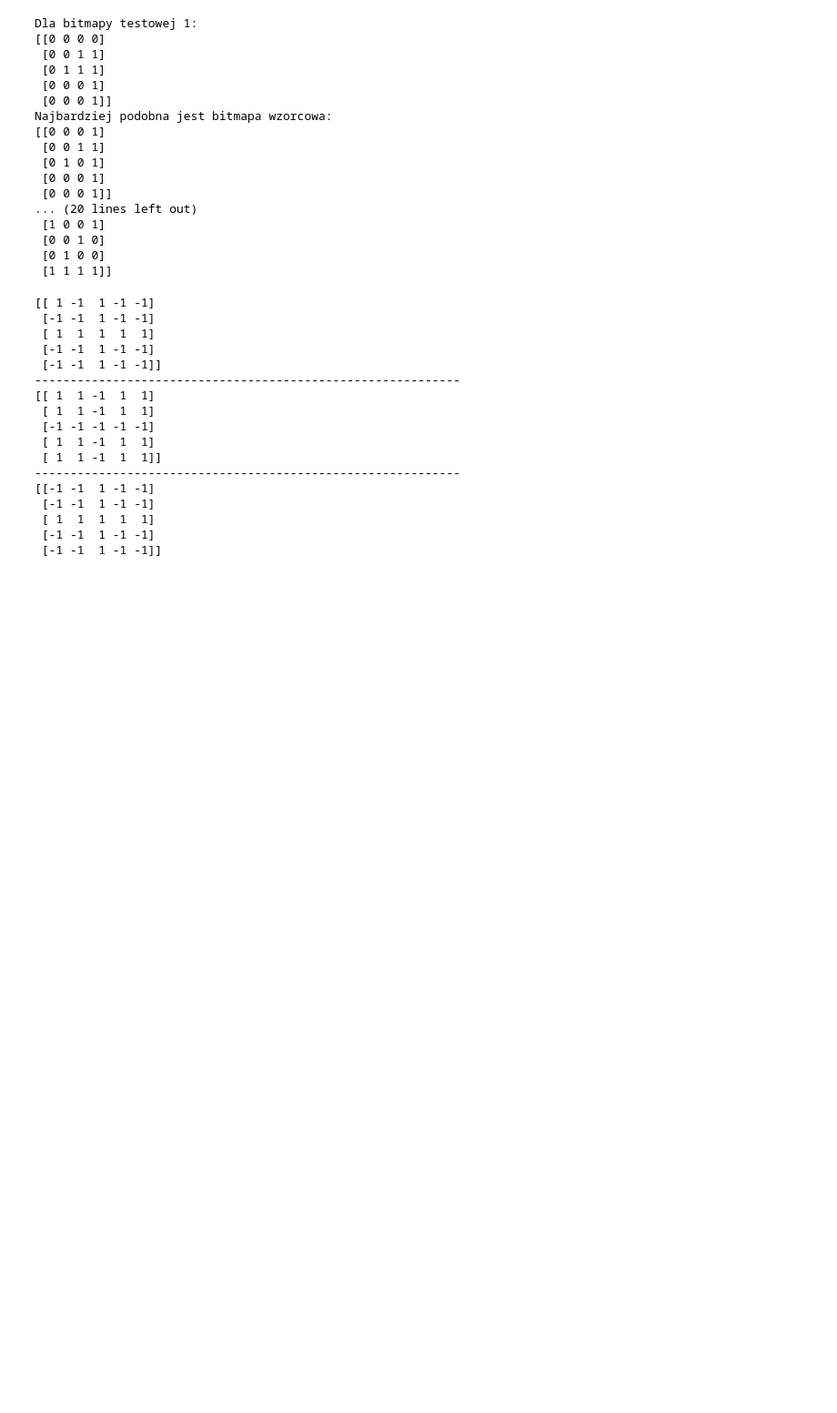
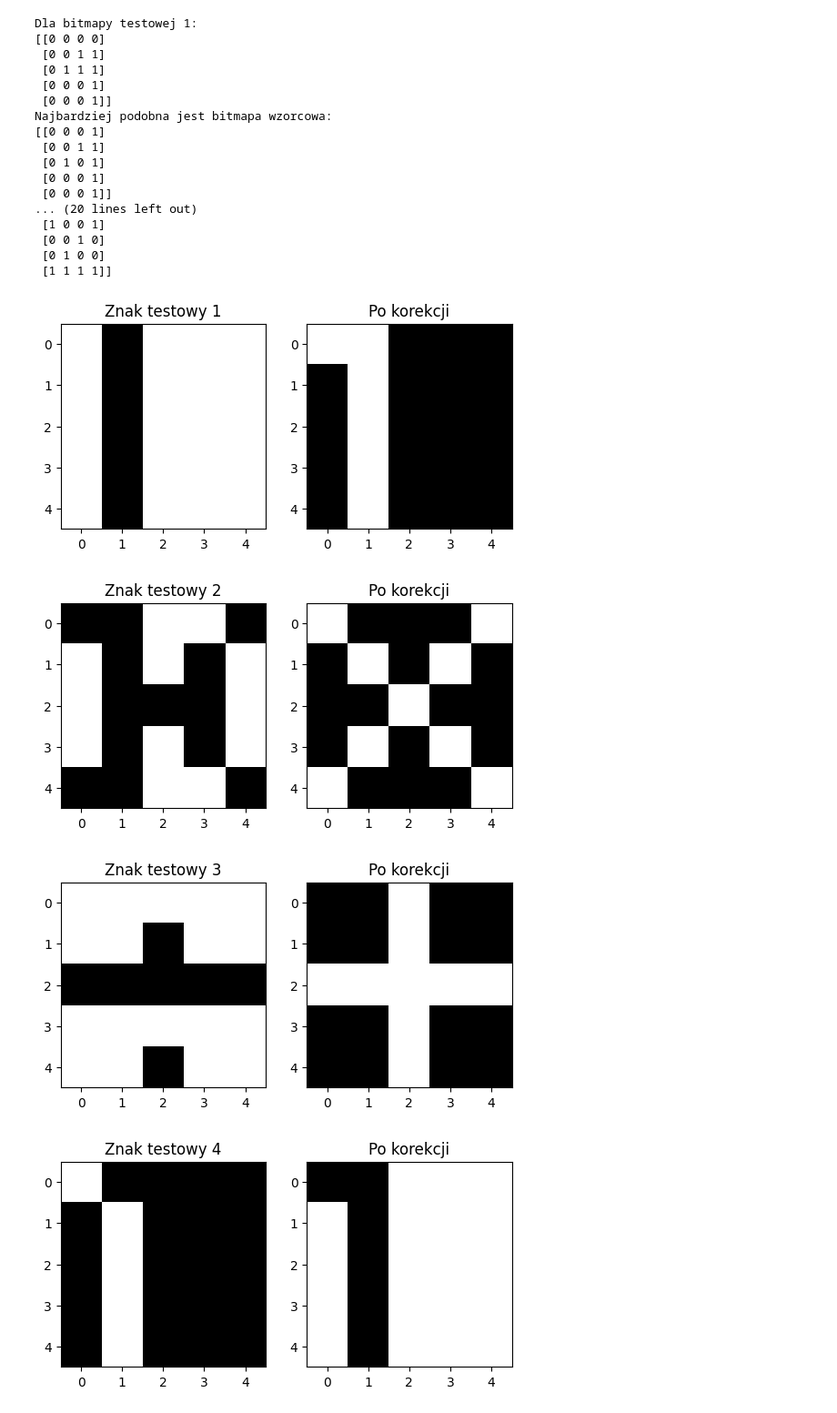
Before and after one commit to marcion7/SSI, a Jupyter notebook: zadania_obow.ipynb, the cells around one changed output. Shown at 91% size. Saved outputs shown, nothing was run; the diff lists cells and outputs as text; code cells hidden in the pictures; blank space fills up the shorter version.

```diff
--- a/zadania_obow.ipynb
+++ b/zadania_obow.ipynb
@@ -309,6 +309,7 @@ Najbardziej podobna jest bitmapa wzorcowa:
  [1 1 1 1]]
 # %%
 import numpy as np
+import matplotlib.pyplot as plt
 
 baza_wzor = [
     np.array([[1, 1, -1, -1, -1], [-1, 1, -1, -1, -1], [-1, 1, -1, -1, -1], [-1, 1, -1, -1, -1], [-1, 1, -1, -1, -1]]),
@@ -325,58 +326,52 @@ baza_test = [
 
 
 class Siec_hopfielda:
     def __init__(self, h, w):
         self.h = h
         self.w = w
         self.n = h * w
         self.weights_table = np.zeros((self.n, self.n))
 
     def naucz_obraz(self, wzor):
         wyjscie = wzor.reshape(1, len(wzor[0]) * len(wzor[1]))
         for i in range(self.n):
             for j in range(self.n):
                 if i == j:
                     continue
-                self.weights_table[i][j] += wyjscie[0][i] * wyjscie[0][j]
-            self.weights_table[i] /= self.n
-        return self.weights_table
+                self.weights_table[i][j] += (wyjscie[0][i] * wyjscie[0][j]) / self.n
 
     def rozpoznaj_obraz(self, obraz):
         wyjscie = obraz.reshape(1, len(obraz[0]) * len(obraz[1]))
         for i in range(self.n):
             suma = 0
             for j in range(self.n):
                 if i == j:
                     continue
                 suma += wyjscie[0][j] * self.weights_table[i][j]
             wyjscie[0][i] = 1 if suma >= 0 else -1
-        if np.array_equal(wyjscie, obraz):
-            return False
-        return obraz
+        obraz_skorygowany = wyjscie.reshape(len(obraz[0]), len(obraz[1]))
+        obraz_negatyw = obraz
+        for x in range(len(obraz[0])):
+            for y in range(len(obraz[1])):
+                obraz_negatyw[x, y] = 1 if obraz_negatyw[x, y] == -1 else -1
+        if np.array_equal(obraz_skorygowany, obraz) or np.array_equal(obraz_skorygowany, obraz_negatyw):
+            return obraz_skorygowany
+        return self.rozpoznaj_obraz(obraz_skorygowany)
 
 hopfield = Siec_hopfielda(5,5)
 for wzor in baza_wzor:
     hopfield.naucz_obraz(wzor)
-print(hopfield.rozpoznaj_obraz(baza_test[0]))
-print('------------------------------------------------------------')
-print(hopfield.rozpoznaj_obraz(baza_test[1]))
-print('------------------------------------------------------------')
-print(hopfield.rozpoznaj_obraz(baza_test[2]))
+
+for i in range(len(baza_test)):
+    plt.subplot(1, 2, 1)
+    plt.imshow(baza_test[i], interpolation='nearest', cmap='Greys')
+    plt.title(f'Znak testowy {i+1}')
+    plt.subplot(1, 2, 2)
+    plt.imshow(hopfield.rozpoznaj_obraz(baza_test[i]), interpolation='nearest', cmap='Greys')
+    plt.title(f'Po korekcji')
+    plt.show()
 # %% [output]
-[[ 1 -1  1 -1 -1]
- [-1 -1  1 -1 -1]
- [ 1  1  1  1  1]
- [-1 -1  1 -1 -1]
- [-1 -1  1 -1 -1]]
-------------------------------------------------------------
-[[ 1  1 -1  1  1]
- [ 1  1 -1  1  1]
- [-1 -1 -1 -1 -1]
- [ 1  1 -1  1  1]
- [ 1  1 -1  1  1]]
-------------------------------------------------------------
-[[-1 -1  1 -1 -1]
- [-1 -1  1 -1 -1]
- [ 1  1  1  1  1]
- [-1 -1  1 -1 -1]
- [-1 -1  1 -1 -1]]
+[figure, added]
+[figure, added]
+[figure, added]
+[figure, added]
```
